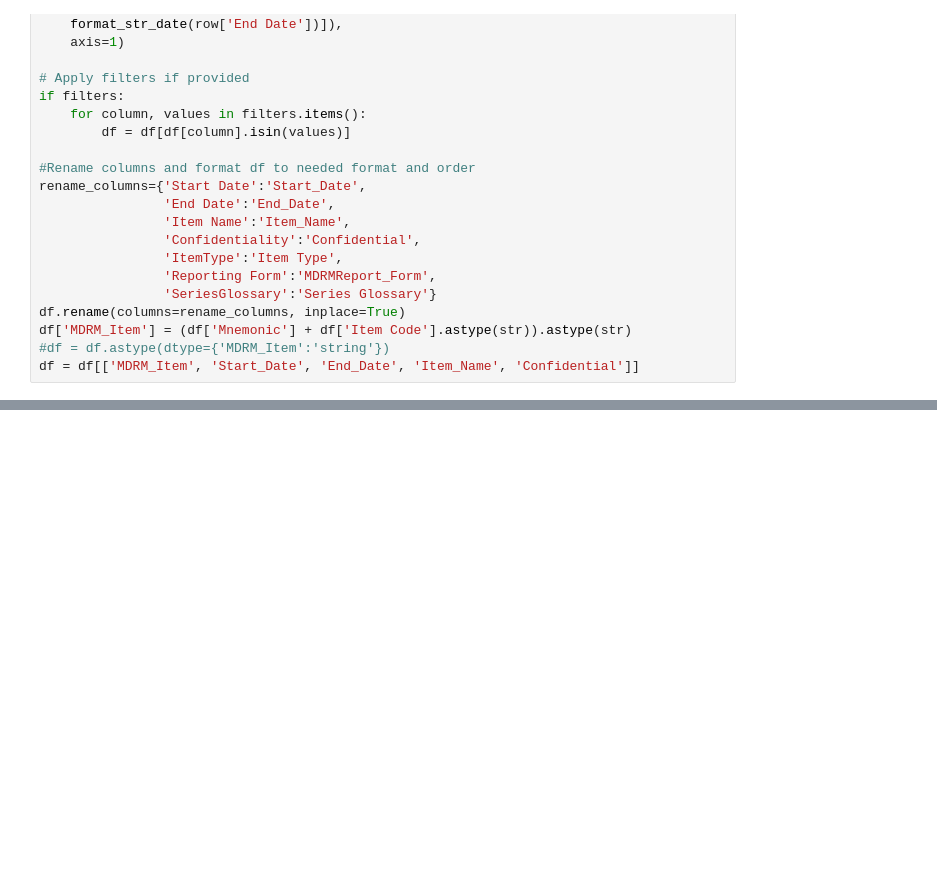
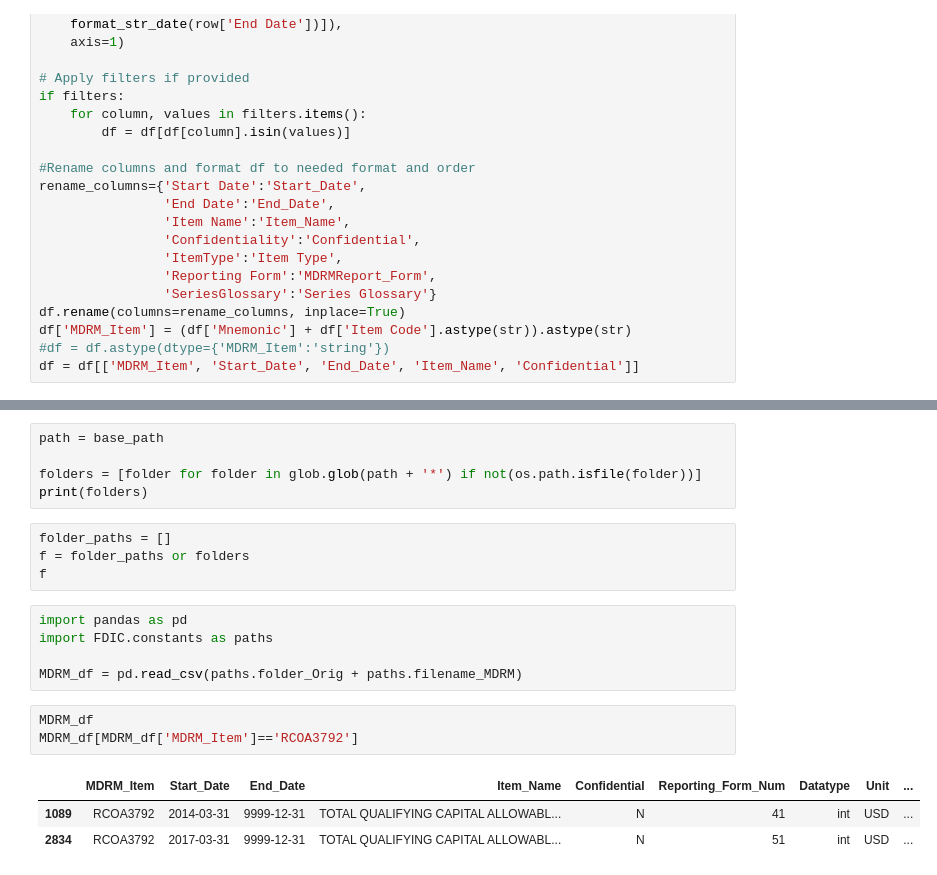
Before and after one commit to krisLB/ffiec-xbrl, a Jupyter notebook: sandbox.ipynb, the cells around one changed output, grey strips where cells are left out. Saved outputs shown, nothing was run; the diff lists cells and outputs as text; blank space fills up the shorter version.

```diff
--- a/sandbox.ipynb
+++ b/sandbox.ipynb
@@ -1496,0 +1411,21 @@ Gen_RSSDict_from_PORfiles(filepath_output=None)
+# %%
+path = base_path
+
+folders = [folder for folder in glob.glob(path + '*') if not(os.path.isfile(folder))]
+print(folders)
+# %%
+folder_paths = []
+f = folder_paths or folders
+f
+# %%
+import pandas as pd
+import FDIC.constants as paths
+
+MDRM_df = pd.read_csv(paths.folder_Orig + paths.filename_MDRM)
+# %%
+MDRM_df
+MDRM_df[MDRM_df['MDRM_Item']=='RCOA3792']
+# %% [output]
+|  | MDRM_Item | Start_Date | End_Date | Item_Name | Confidential | Reporting_Form_Num | Datatype | Unit | ... |
+| 1089 | RCOA3792 | 2014-03-31 | 9999-12-31 | TOTAL QUALIFYING CAPITAL ALLOWABL... | N | 41 | int | USD | ... |
+| 2834 | RCOA3792 | 2017-03-31 | 9999-12-31 | TOTAL QUALIFYING CAPITAL ALLOWABL... | N | 51 | int | USD | ... |
```
Also changed, not shown: parts of 9 cells of this notebook, 5 other files.
